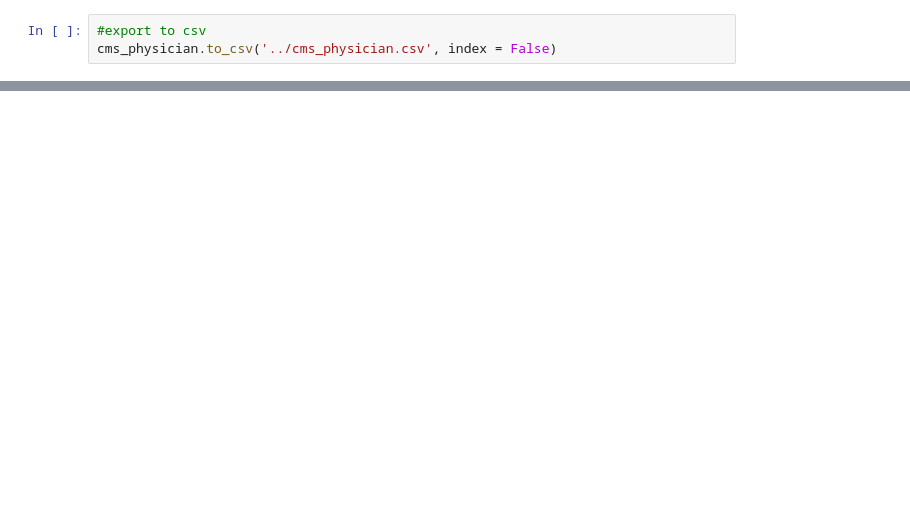
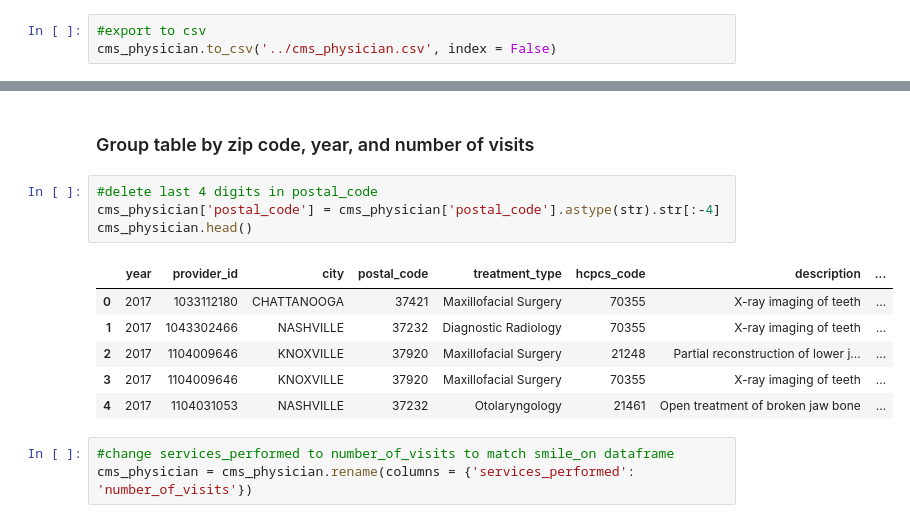
Before and after one commit to bsfcs/smile-on-spiderman, a Jupyter notebook: notebooks/cms_physician.ipynb, the cells around one changed output, grey strips where cells are left out. Saved outputs shown, nothing was run; the diff lists cells and outputs as text; blank space fills up the shorter version.

```diff
--- a/notebooks/cms_physician.ipynb
+++ b/notebooks/cms_physician.ipynb
@@ -99,0 +102,16 @@ memory usage: 7.5+ KB
+# %% [markdown]
+### Group table by zip code, year, and number of visits
+# %%
+#delete last 4 digits in postal_code
+cms_physician['postal_code'] = cms_physician['postal_code'].astype(str).str[:-4]
+cms_physician.head()
+# %% [output]
+|  | year | provider_id | city | postal_code | treatment_type | hcpcs_code | description | ... |
+| 0 | 2017 | 1033112180 | CHATTANOOGA | 37421 | Maxillofacial Surgery | 70355 | X-ray imaging of teeth | ... |
+| 1 | 2017 | 1043302466 | NASHVILLE | 37232 | Diagnostic Radiology | 70355 | X-ray imaging of teeth | ... |
+| 2 | 2017 | 1104009646 | KNOXVILLE | 37920 | Maxillofacial Surgery | 21248 | Partial reconstruction of lower j... | ... |
+| 3 | 2017 | 1104009646 | KNOXVILLE | 37920 | Maxillofacial Surgery | 70355 | X-ray imaging of teeth | ... |
+| 4 | 2017 | 1104031053 | NASHVILLE | 37232 | Otolaryngology | 21461 | Open treatment of broken jaw bone | ... |
+# %%
+#change services_performed to number_of_visits to match smile_on dataframe
+cms_physician = cms_physician.rename(columns = {'services_performed': 'number_of_visits'})
```
Also changed, not shown: parts of 37 cells of this notebook, 4 other files.
